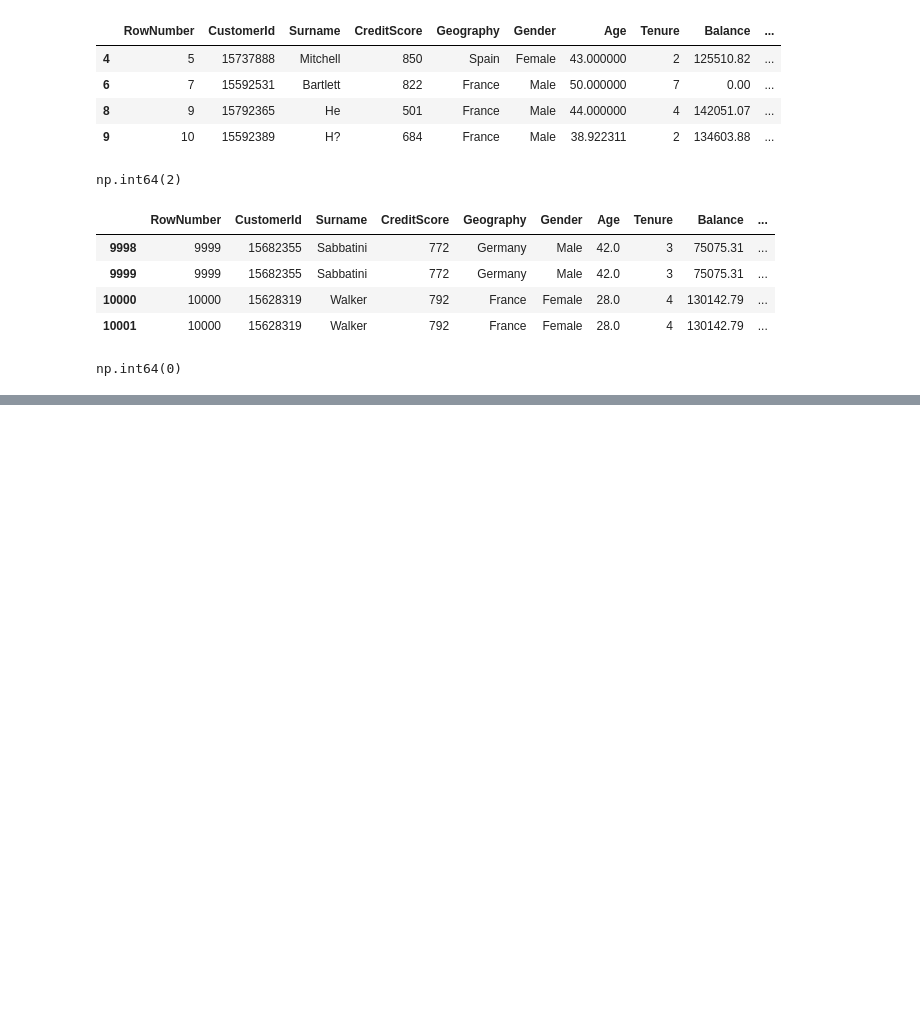
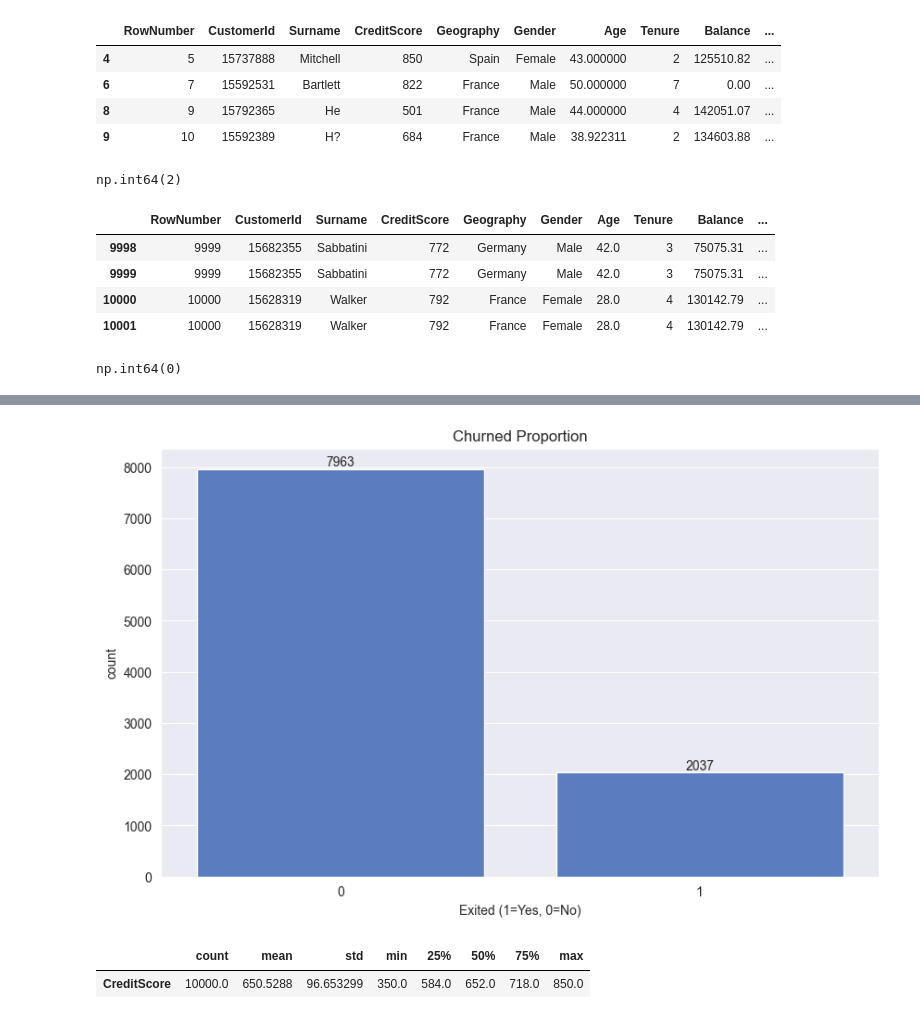
Before and after one commit to atharvadhumal03/Bank-Customer-Churn-Predictor-ML, a Jupyter notebook: JupyterNotebook.ipynb, the cells around one changed output, grey strips where cells are left out. Drawn from its saved outputs; the diff is of its cells as text; code cells hidden in the pictures; blank space fills up the shorter version.

```diff
--- a/JupyterNotebook.ipynb
+++ b/JupyterNotebook.ipynb
@@ -177,0 +191,16 @@ np.int64(0)
+# %%
+sns.set_style("darkgrid")
+sns.set_palette("muted")
+plt.figure(figsize=(10,6))
+cp = sns.countplot(x=df['Exited'])
+cp.bar_label(cp.containers[0]) # type: ignore
+plt.title("Churned Proportion")
+plt.xlabel("Exited (1=Yes, 0=No)")
+plt.show()
+# %% [output]
+[figure, added]
+# %%
+df['CreditScore'].describe().to_frame().T
+# %% [output]
+|  | count | mean | std | min | 25% | 50% | 75% | max |
+| CreditScore | 10000.0 | 650.5288 | 96.653299 | 350.0 | 584.0 | 652.0 | 718.0 | 850.0 |
```
Also changed, not shown: parts of 15 cells of this notebook.
